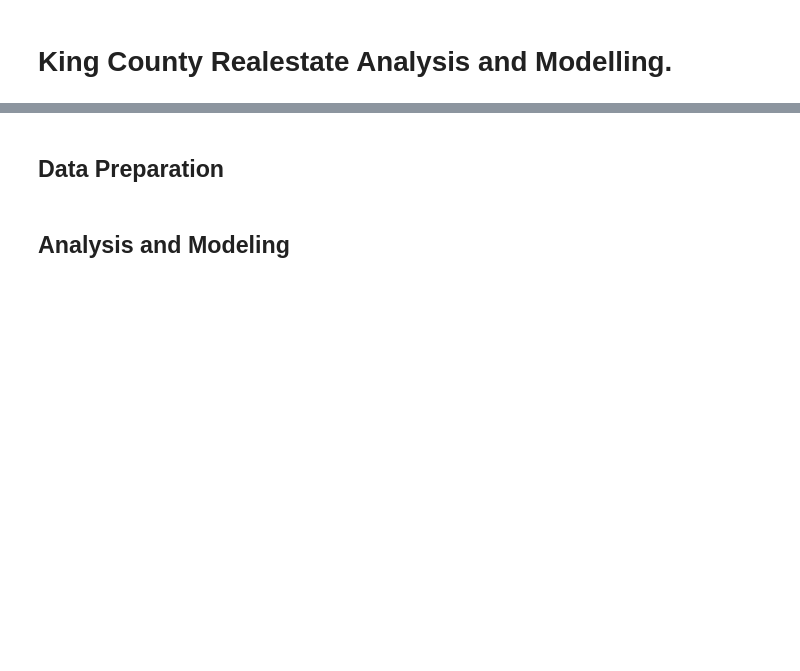
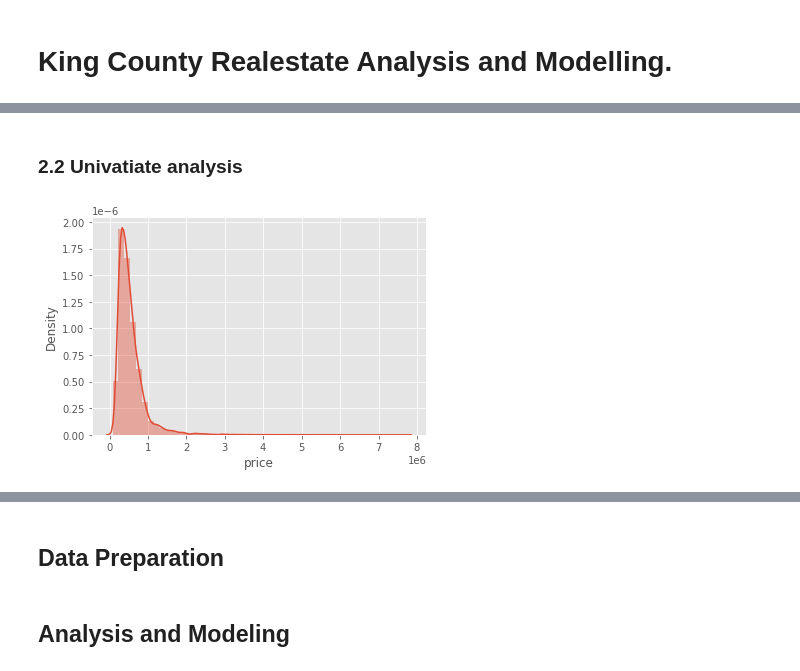
Before and after one commit to R3TR0Quan/KC_Realestate_Analysis_and_Modelling, a Jupyter notebook: notebook.ipynb, the cells around one changed output, grey strips where cells are left out. Saved outputs shown, nothing was run; the diff lists cells and outputs as text; code cells hidden in the pictures; blank space fills up the shorter version.

Commit message:
Project overview and initial data understanding

```diff
--- a/notebook.ipynb
+++ b/notebook.ipynb
@@ -6,0 +73,12 @@
+# %%
+#importing the main libraries
+import pandas as pd
+import numpy as np
+from matplotlib import pyplot as plt
+import seaborn as sns
+
+%matplotlib inline
+plt.style.use('ggplot')
+# %%
+#import main data file
+kc_hses = pd.read_csv('data/kc_house_data.csv')
@@ -6,0 +103,5 @@
+# %%
+#drop 'id' and 'date'
+cols_to_drop = ['date', 'lat', 'long', 'sqft_living15', 'sqft_lot15']
+kc_hses.drop(cols_to_drop, axis=1, inplace=True)
+kc_hses.info()
@@ -6,0 +126,8 @@
+# %% [markdown]
+### 2.2 Univatiate analysis
+# %%
+#Visualize price
+sns.distplot(kc_hses['price'], kde=True)
+plt.show();
+# %% [output]
+[figure, added]
```
Also changed, not shown: parts of 21 cells of this notebook.
